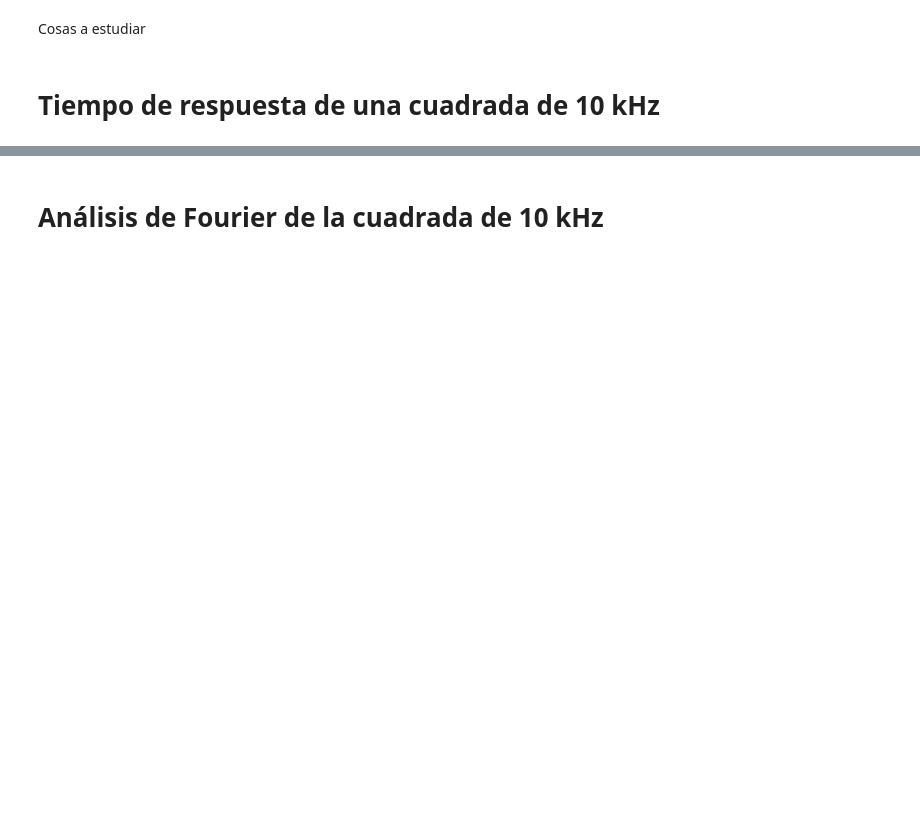
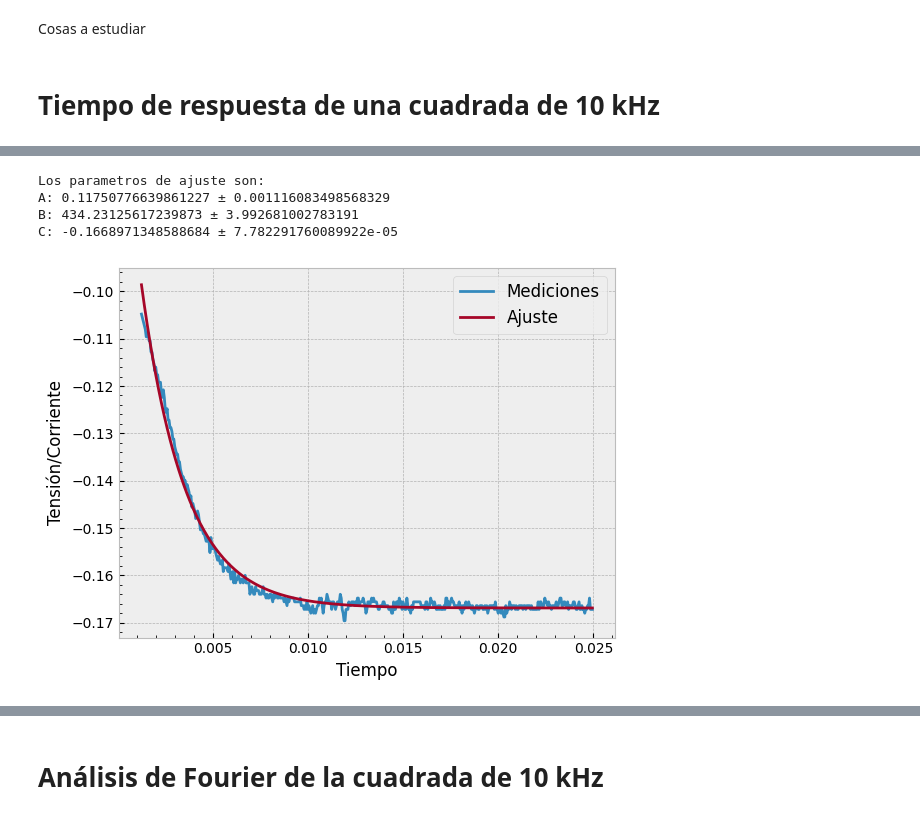
Before and after one commit to DelManuel/Magnetometro-optico, a Jupyter notebook: códigos/analisis_fuente_de_corriente.ipynb, the cells around one changed output, grey strips where cells are left out. Cells and saved outputs as stored; diff of their text form; code cells hidden in the pictures; blank space fills up the shorter version.

```diff
--- a/códigos/analisis_fuente_de_corriente.ipynb
+++ b/códigos/analisis_fuente_de_corriente.ipynb
@@ -154,7 +130,7 @@ min(t_2),max(t_2)
 new_t_2, new_V_2 = t_2[525:], V_2[525:]
 # %%
 # Ajuste exponencial
-def exp(x, Amp, frec, y_0): return Amp*np.exp(-frec*x) + y_0
+def exp(x, Amp, frec, y_0): return Amp*np.exp(-frec*np.array(x)) + y_0
 
 # Utilizo curve_fit() para el ajuste
 popt, pcov = curve_fit(exp, new_t_2, new_V_2, p0 = [1,400,-1], maxfev = 5000)
@@ -169,14 +145,21 @@ print(f'C: {C} ± {err_C}')
 
 
 exponencial = exp(np.array(new_t_2),A,B,C)
+# %% [output]
+Los parametros de ajuste son:
+A: 0.11750776639861227 ± 0.001116083498568329
+B: 434.23125617239873 ± 3.992681002783191
+C: -0.1668971348588684 ± 7.782291760089922e-05
 # %%
 plt.plot(new_t_2,new_V_2,label = "Mediciones")
 plt.plot(new_t_2,exponencial, label = "Ajuste")
-plt.grid()
 plt.legend(fontsize = 12)
 plt.xlabel("Tiempo")
 plt.ylabel("Tensión/Corriente")
+plt.minorticks_on()
 plt.show()
+# %% [output]
+[figure, added]
 # %%
 t_rta = 1/B
 print(f"El tiempo de respuesta son {round(t_rta*1000,3)} ms")
```
Also changed, not shown: parts of 29 cells of this notebook, 7 other files.
